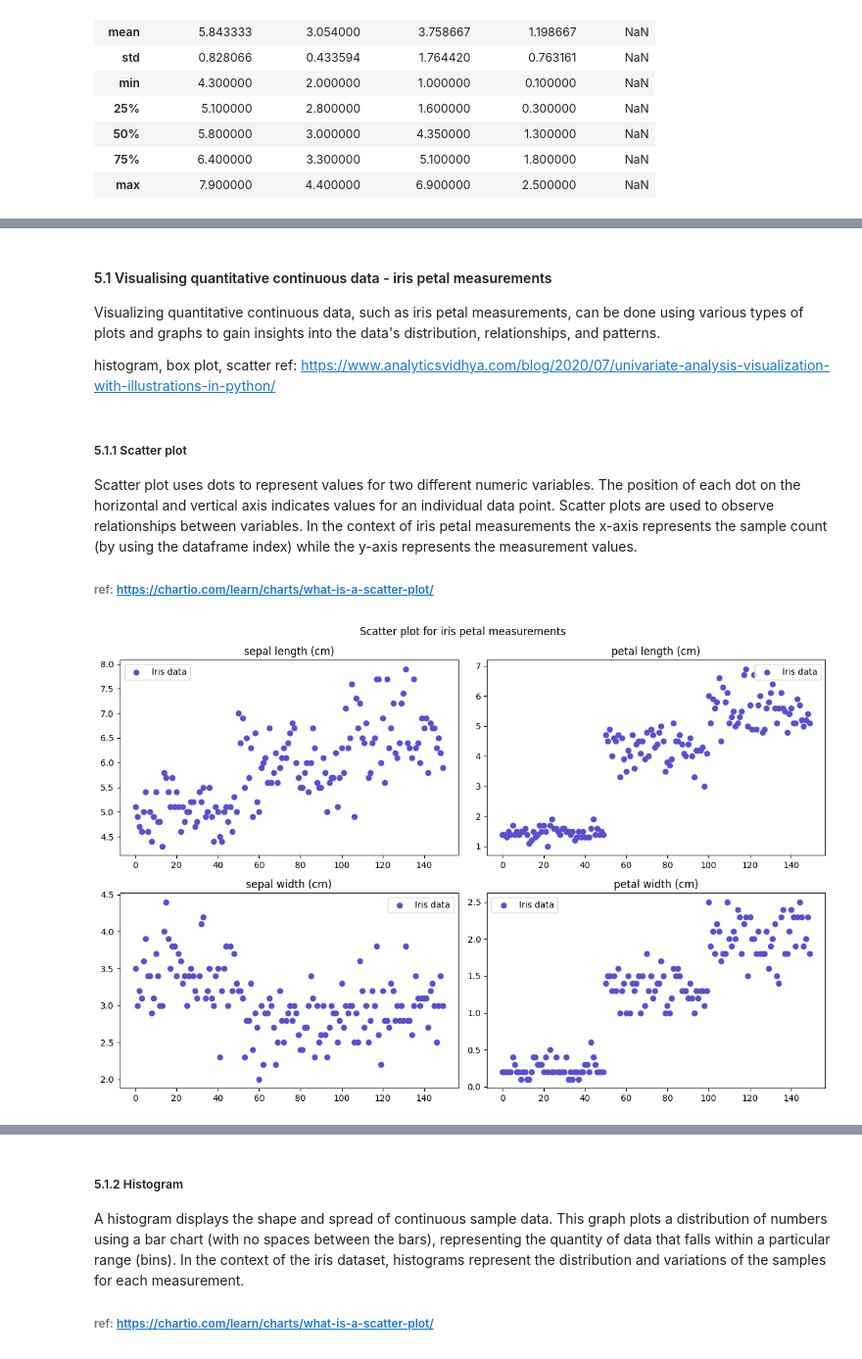
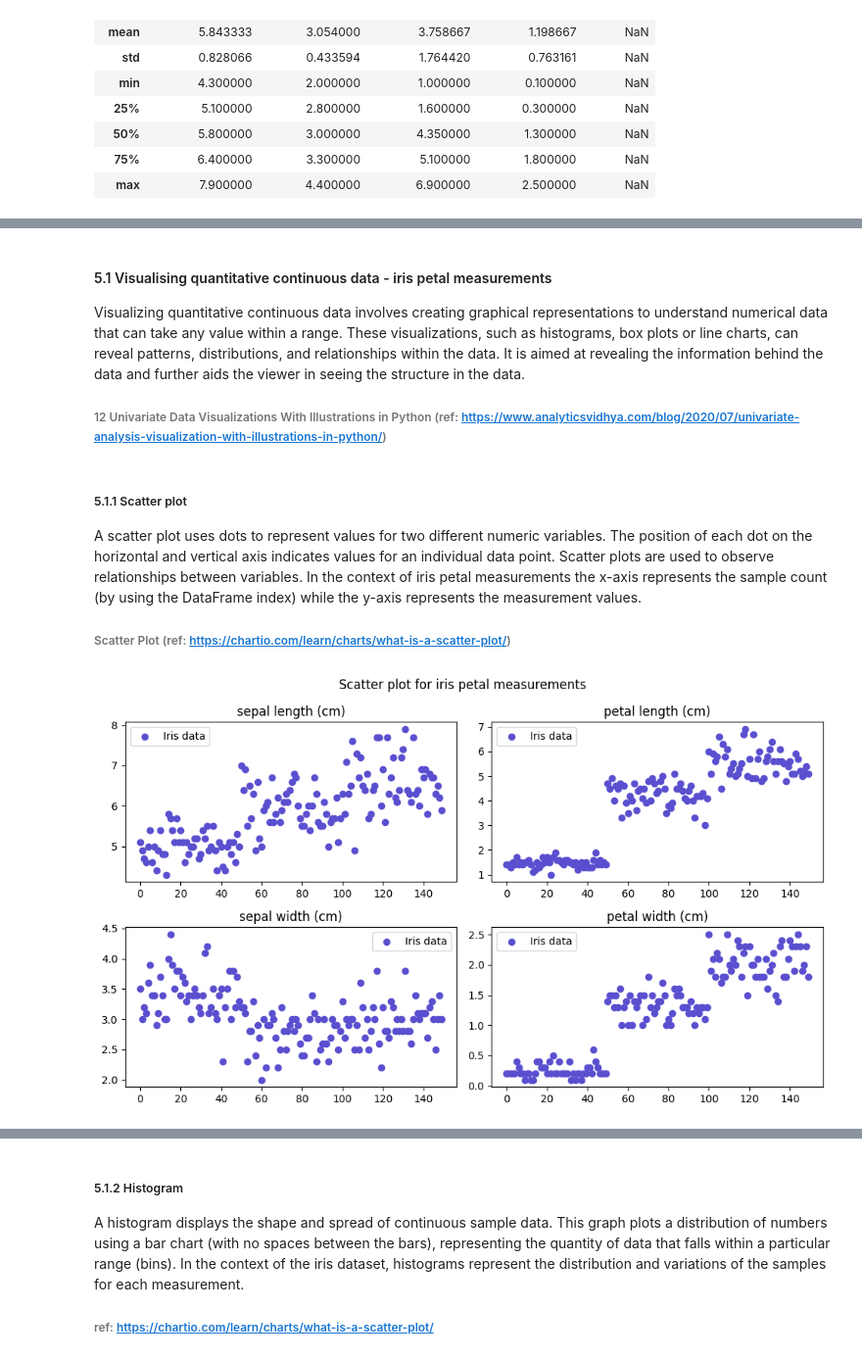
Before and after one commit to noyo0/Fundamentals_DataAnalysis, a Jupyter notebook: project.ipynb, the cells around one changed output, grey strips where cells are left out. Shown at 98% size. Cells and saved outputs as stored; diff of their text form; code cells hidden in the pictures.

```diff
--- a/project.ipynb
+++ b/project.ipynb
@@ -200,40 +206,37 @@ Tables can show a great deal of information in a structured way, but they can al
 # %% [markdown]
 #### 5.1 Visualising quantitative continuous data - iris petal measurements
 
-Visualizing quantitative continuous data, such as iris petal measurements, can be done using various types of plots and graphs to gain insights into the data's distribution, relationships, and patterns.
+Visualizing quantitative continuous data involves creating graphical representations to understand numerical data that can take any value within a range. These visualizations, such as histograms, box plots or line charts, can reveal patterns, distributions, and relationships within the data. It is aimed at revealing the information behind the data and further aids the viewer in seeing the structure in the data.
 
-
-
-histogram, box plot, scatter
-ref: https://www.analyticsvidhya.com/blog/2020/07/univariate-analysis-visualization-with-illustrations-in-python/
+###### 12 Univariate Data Visualizations With Illustrations in Python (ref: https://www.analyticsvidhya.com/blog/2020/07/univariate-analysis-visualization-with-illustrations-in-python/)
 # %% [markdown]
 ##### 5.1.1 Scatter plot
 
-Scatter plot uses dots to represent values for two different numeric variables. The position of each dot on the horizontal and vertical axis indicates values for an individual data point. Scatter plots are used to observe relationships between variables. In the context of iris petal measurements the x-axis represents the sample count (by using the dataframe index) while the y-axis represents the measurement values.
+A scatter plot uses dots to represent values for two different numeric variables. The position of each dot on the horizontal and vertical axis indicates values for an individual data point. Scatter plots are used to observe relationships between variables. In the context of iris petal measurements the x-axis represents the sample count (by using the DataFrame index) while the y-axis represents the measurement values.
 
-###### ref: https://chartio.com/learn/charts/what-is-a-scatter-plot/
+###### Scatter Plot (ref: https://chartio.com/learn/charts/what-is-a-scatter-plot/)
 # %%
 # Scatter plot for iris petal measurements
 #c=['sepal length (cm)', 'sepal width (cm)', 'petal length (cm)','petal width (cm)']
 c=df.columns # get column names
 #set up plot for 4 charts
-fig, axs = plt.subplots(2,2, figsize=(12,8))
+fig, axs = plt.subplots(2,2, figsize=(10,6))
 fig.suptitle('Scatter plot for iris petal measurements',fontsize=12)
 #set grid coordinates for looped subplots
 rows=[0,1,0,1]
 cols=[0,0,1,1]
 #loop through numeric data and draw histogram + indicate mean
 for i in range(4):
     mean = df[c[i]].mean() #get mean
     # generate subplots and place them on predefined coordinates
     axs[rows[i],cols[i]].scatter(df.index, df[c[i]],label="Iris data",color='#5a4fcf')
     axs[rows[i],cols[i]].set_title(c[i])
     axs[rows[i],cols[i]].legend()
 
 plt.tight_layout() #keep the text from overlapping
 plt.show()
 
 # ref: https://www.analyticsvidhya.com/blog/2020/07/univariate-analysis-visualization-with-illustrations-in-python/
 # ref creating multiple subplots: https://matplotlib.org/stable/gallery/subplots_axes_and_figures/subplots_demo.html
 # %% [output]
-[figure, old version]
+[figure, new version]
```
Also changed, not shown: parts of 16 cells of this notebook.
